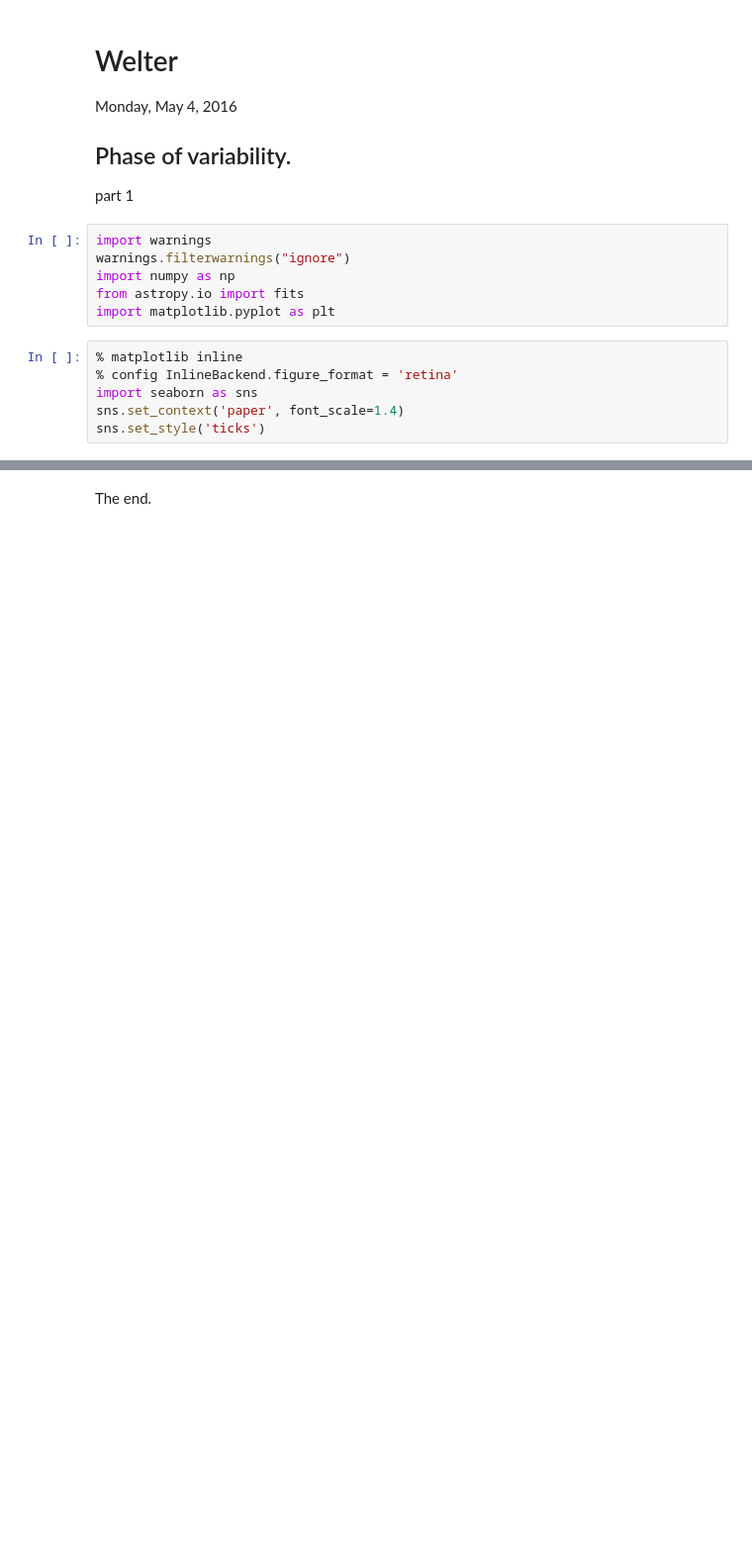
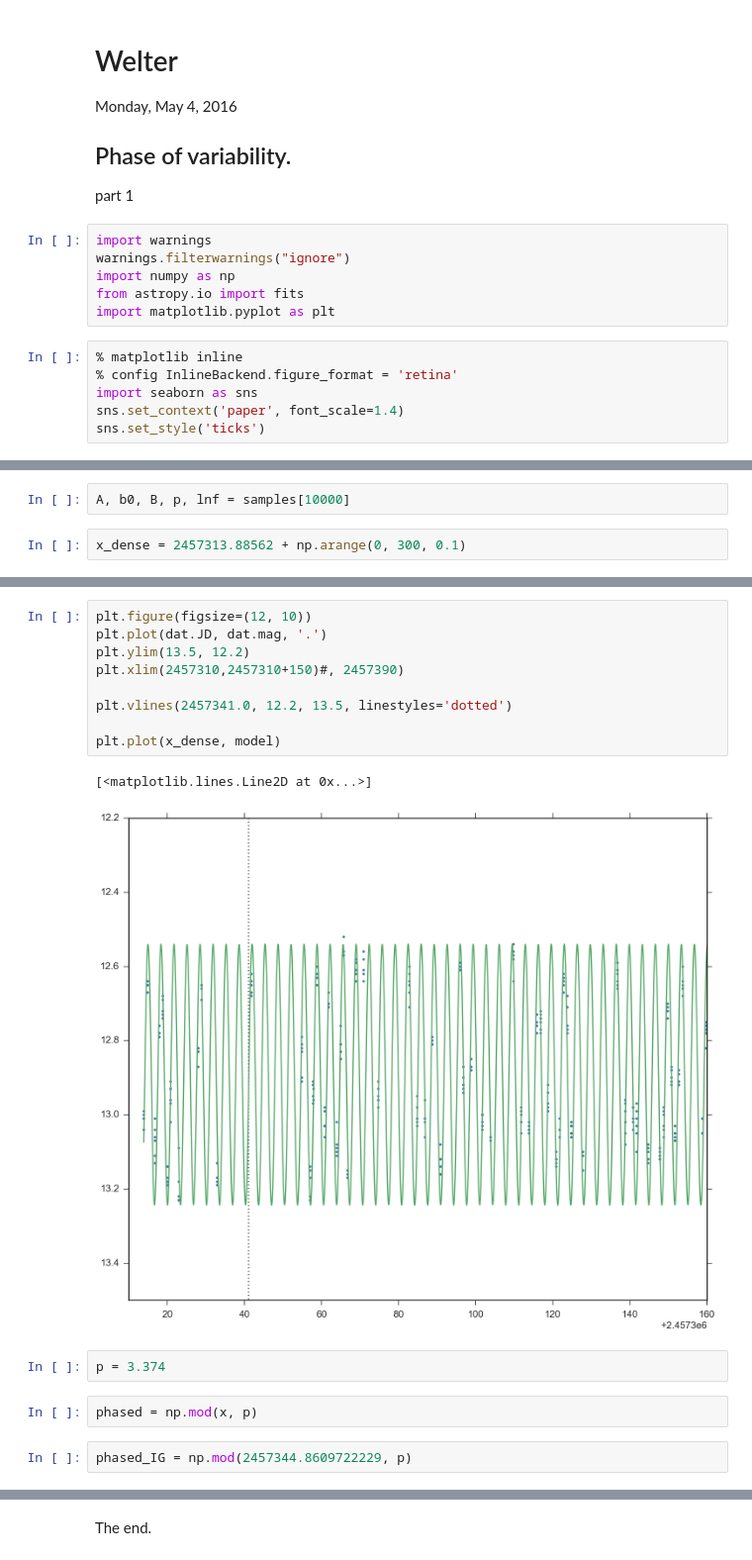
Before and after one commit to BrownDwarf/welter, a Jupyter notebook: notebooks/welter_issue018-01_Phase_of_variability_from_phot.ipynb, the cells around one changed output, grey strips where cells are left out. Shown at 99% size. Saved outputs shown, nothing was run; the diff lists cells and outputs as text; blank space fills up the shorter version.

```diff
--- a/notebooks/welter_issue018-01_Phase_of_variability_from_phot.ipynb
+++ b/notebooks/welter_issue018-01_Phase_of_variability_from_phot.ipynb
@@ -40,0 +122,4 @@ Ok, now we just need real data!
+# %%
+A, b0, B, p, lnf = samples[10000]
+# %%
+x_dense = 2457313.88562 + np.arange(0, 300, 0.1)
@@ -40,0 +134,18 @@ Ok, now we just need real data!
+# %%
+plt.figure(figsize=(12, 10))
+plt.plot(dat.JD, dat.mag, '.')
+plt.ylim(13.5, 12.2)
+plt.xlim(2457310,2457310+150)#, 2457390)
+
+plt.vlines(2457341.0, 12.2, 13.5, linestyles='dotted')
+
+plt.plot(x_dense, model)
+# %% [output]
+[<matplotlib.lines.Line2D at 0x...>]
+[figure, added]
+# %%
+p = 3.374
+# %%
+phased = np.mod(x, p)
+# %%
+phased_IG = np.mod(2457344.8609722229, p)
```
Also changed, not shown: parts of 52 cells of this notebook, 31 other files.
